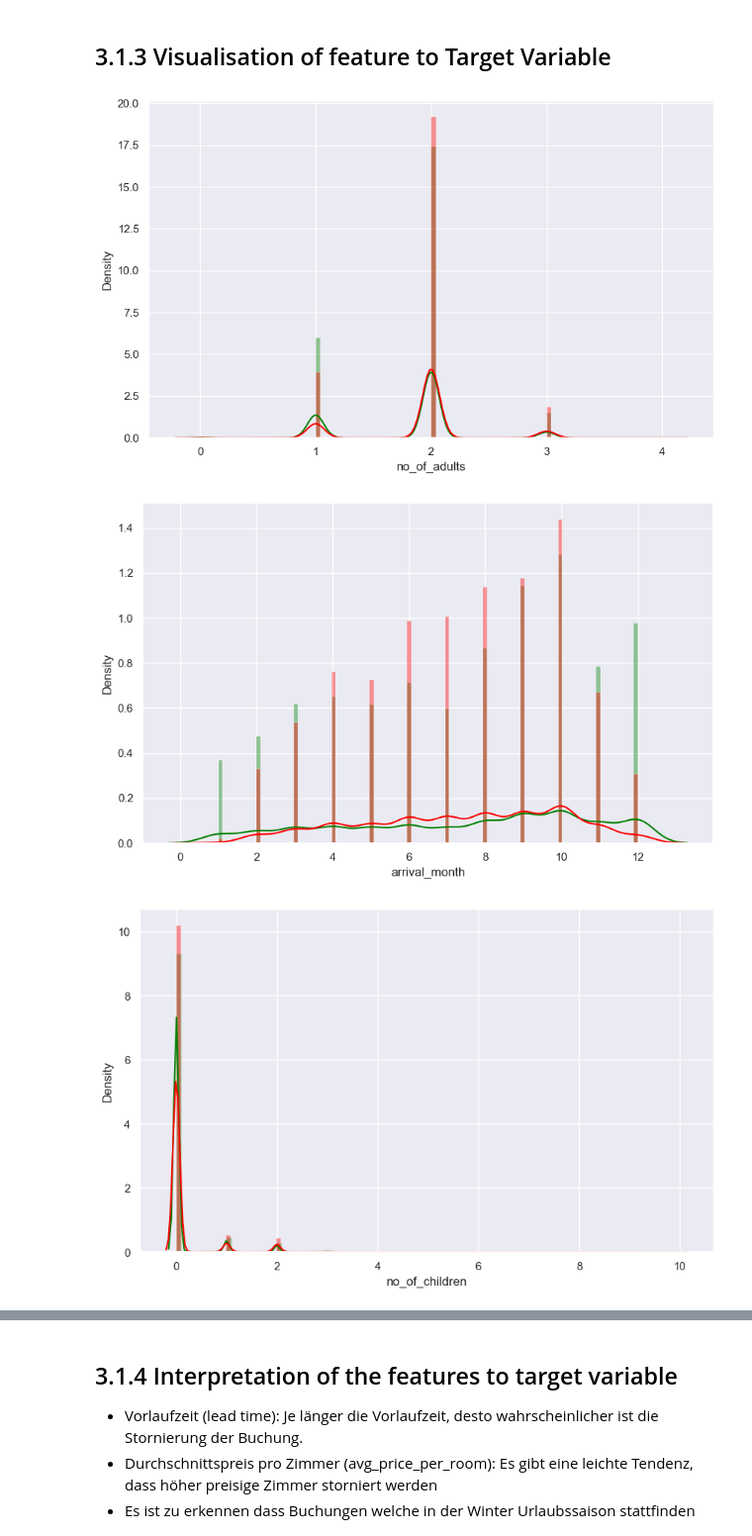
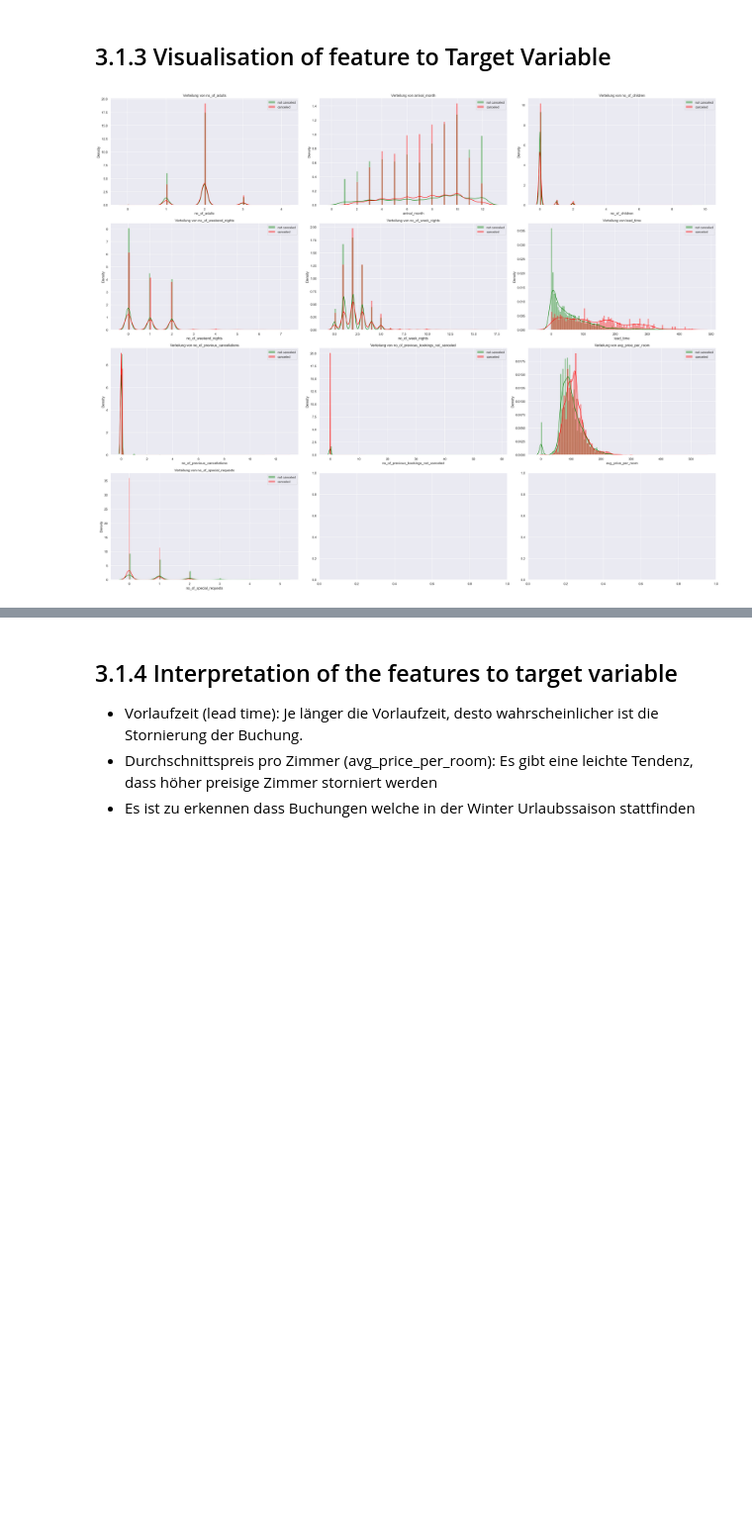
Before and after one commit to Flitschi7/stornierungsvorhersage-im-hotelgewerbe, a Jupyter notebook: hotel_cancellation.ipynb, the cells around one changed output, grey strips where cells are left out. Shown at 99% size. Saved outputs shown, nothing was run; the diff lists cells and outputs as text; code cells hidden in the pictures; blank space fills up the shorter version.

```diff
--- a/hotel_cancellation.ipynb
+++ b/hotel_cancellation.ipynb
@@ -162,11 +172,15 @@ re_quired_car_parking_space und repeated_guest sind kategoriale daten, da es nur
 # %%
 features = ['no_of_adults', 'arrival_month', 'no_of_children', 'no_of_weekend_nights', 'no_of_week_nights', 'lead_time', 'no_of_previous_cancellations', 'no_of_previous_bookings_not_canceled','avg_price_per_room','no_of_special_requests']
 
-for feature in features:
-    plt.figure(figsize=(10, 6))
-    sns.histplot(numeric_features[feature], kde=True, stat='density', kde_kws=dict(cut=3), bins=100, color='gray', alpha=0.4, linewidth=0.25)
-    plt.title(f'Verteilung von {feature}')
-    plt.xlabel(feature)
-    plt.ylabel('Dichte')
-    plt.show()
+fig, axs = plt.subplots(4, 3, figsize=(20, 15))
+axs = np.ravel(axs)
+
+for i, feature in enumerate(features):
+    sns.histplot(numeric_features[feature], kde=True, stat='density', kde_kws=dict(cut=3), bins=100, color='gray', alpha=0.4, linewidth=0.25, ax=axs[i])
+    axs[i].set_title(f'Verteilung von {feature}')
+    axs[i].set_xlabel(feature)
+    axs[i].set_ylabel('Dichte')
+
+plt.tight_layout()
+plt.show()
 # %% [output]
@@ -260,27 +265,35 @@ Ab einer Anzahl von 2 speziellen Anforderungen gibt es keine Stornierungen
 # %% [markdown]
 ## 3.1.3 Visualisation of feature to Target Variable
 # %%
-for feature in features:
-    plt.figure(figsize=(10, 6))
+fig, axs = plt.subplots(4, 3, figsize=(30, 24))  # Adjust the size as needed
+
+for i, feature in enumerate(features):
+    row = i // 3
+    col = i % 3
     sns.histplot(numeric_features[clean_df.booking_status == 1][feature],
                  bins=100,
                  color='green',
                  label='not canceled',
                  kde=True,
                  stat='density',
                  kde_kws=dict(cut=3),
                  alpha=0.4,
-                 linewidth=0.25)
+                 linewidth=0.25,
+                 ax=axs[row, col])
     sns.histplot(numeric_features[clean_df.booking_status == 0][feature],
                  bins=100,
                  color='red',
                  label='canceled',
                  kde=True,
                  stat='density',
                  kde_kws=dict(cut=3),
                  alpha=0.4,
-                 linewidth=0.25)
+                 linewidth=0.25,
+                 ax=axs[row, col])
+    axs[row, col].set_title(f'Verteilung von {feature}')
+    axs[row, col].legend()
+
+plt.tight_layout()
+plt.show()
 # %% [output]
-[figure, old version]
+[figure, new version]
-[figure, removed]
-[figure, removed]
```
Also changed, not shown: parts of 33 cells of this notebook.
